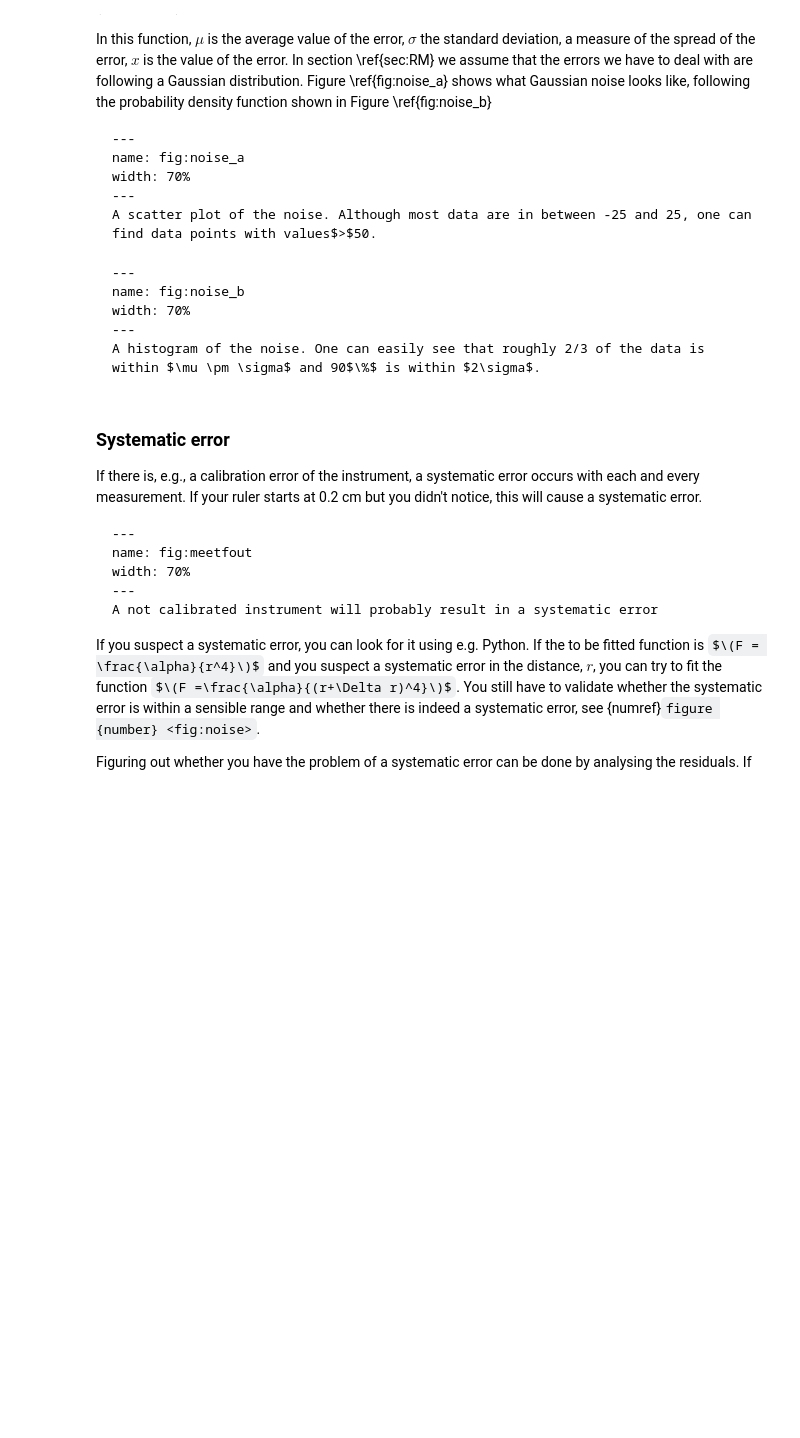
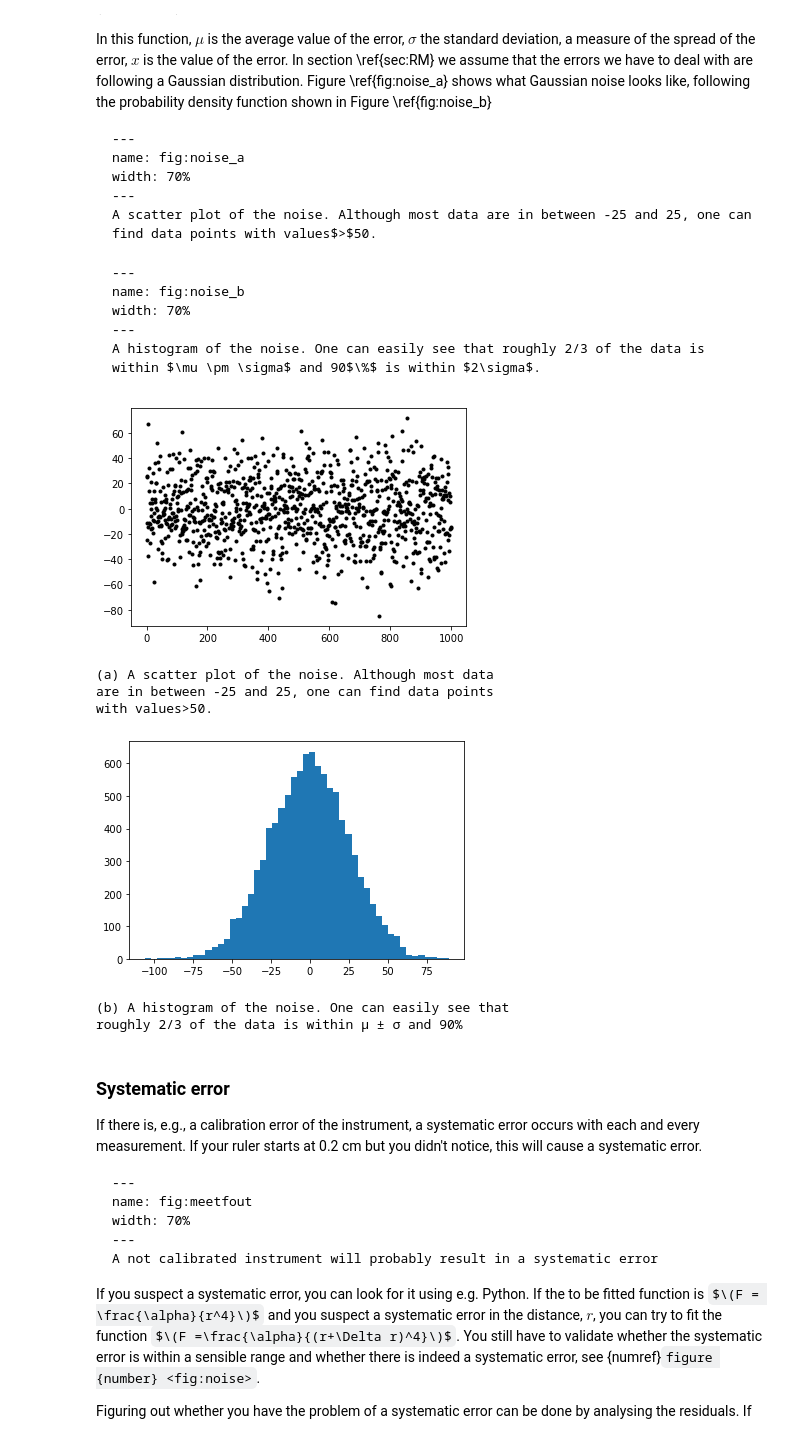
Before and after one commit to Contemporary-Physicslab/TN2985, a Jupyter notebook: book/chapters/measurements.ipynb, the cells around one changed output. Cells and saved outputs as stored; diff of their text form; code cells hidden in the pictures; some formulas as TeX source; blank space fills up the shorter version.

```diff
--- a/book/chapters/measurements.ipynb
+++ b/book/chapters/measurements.ipynb
@@ -40,3 +46,31 @@ A histogram of the noise. One can easily see that roughly 2/3 of the data is wit
+# %%
+mu = 0
+sigma = 25
+N = 10000 #number of data points
+
+y = np.random.normal(mu,sigma,N) #noise creation
+x = np.linspace(1,N,N)
+
+plt.figure()
+plt.plot(x[:1000],y[:1000],'k.')
+plt.show()
+print("""(a) A scatter plot of the noise. Although most data
+are in between -25 and 25, one can find data points
+with values>50.""")
+
+plt.hist(y,bins = 50) #bins chosen relatively large, but at random
+plt.show()
+print("""(b) A histogram of the noise. One can easily see that
+roughly 2/3 of the data is within µ ± σ and 90%
+""")
+# %% [output]
+[figure, added]
+(a) A scatter plot of the noise. Although most data
+are in between -25 and 25, one can find data points
+with values>50.
+[figure, added]
+(b) A histogram of the noise. One can easily see that
+roughly 2/3 of the data is within µ ± σ and 90%
 # %% [markdown]
 
 ### Systematic error
```
Also changed, not shown: parts of 5 cells of this notebook, 11 other files.
